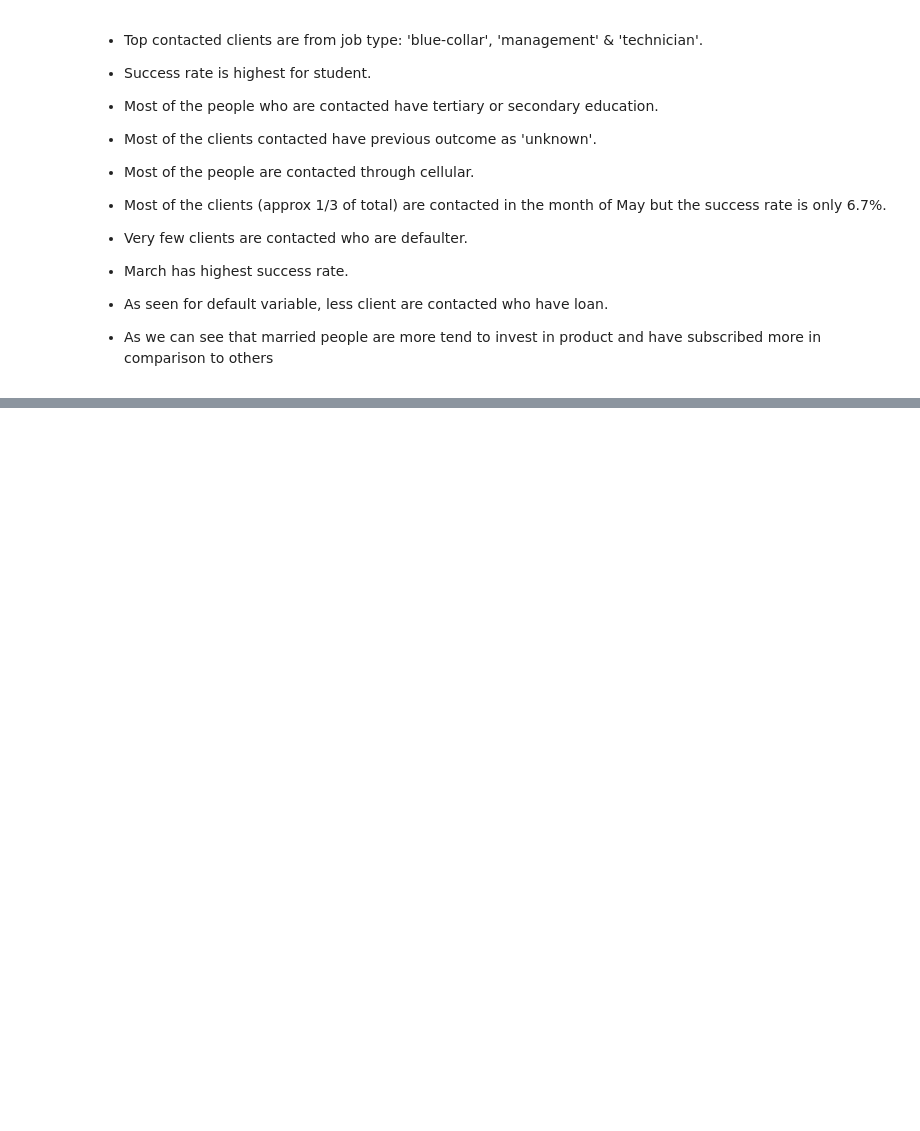
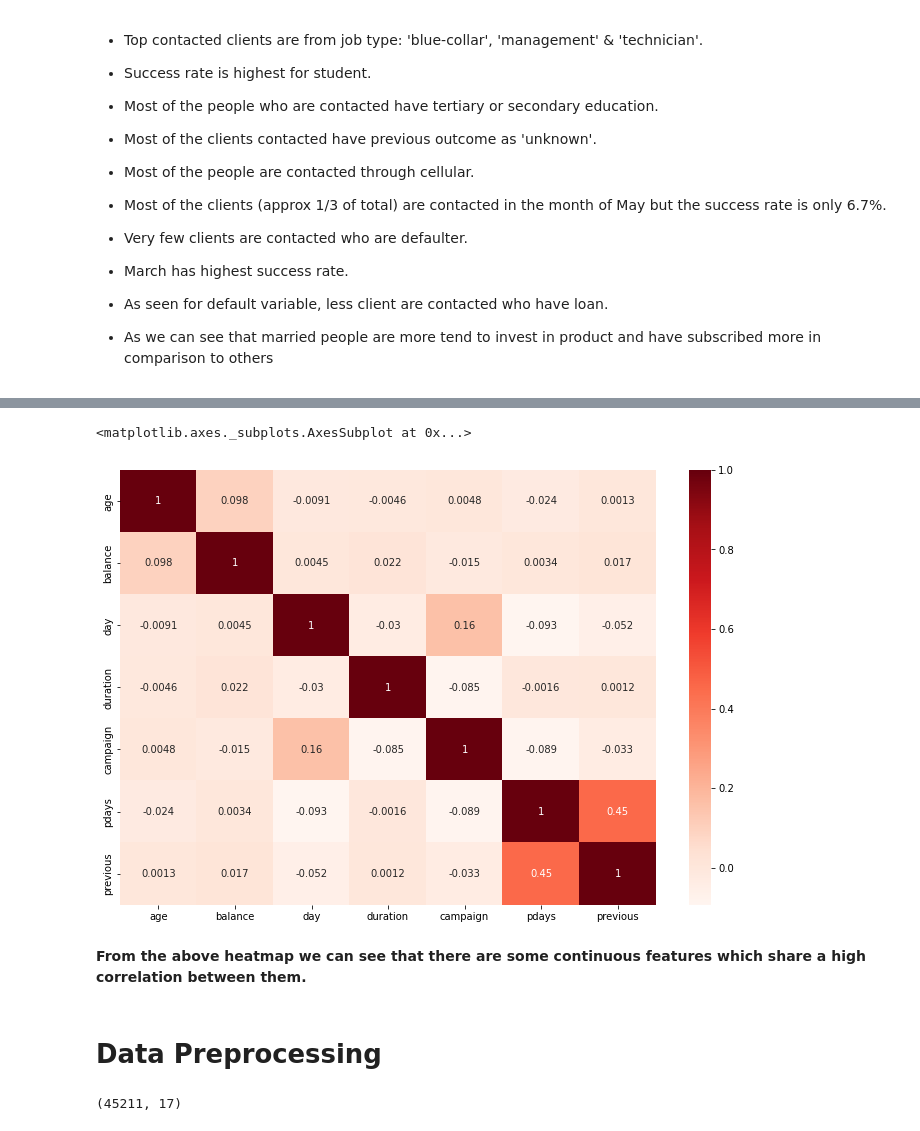
Before and after one commit to saqquib/Bank-Marketing-Effectiveness-Prediction, a Jupyter notebook: Bank_Marketing_Effectiveness_Prediction_Capstone_Project.ipynb, the cells around one changed output, grey strips where cells are left out. Cells and saved outputs as stored; diff of their text form; code cells hidden in the pictures; blank space fills up the shorter version.

```diff
--- a/Bank_Marketing_Effectiveness_Prediction_Capstone_Project.ipynb
+++ b/Bank_Marketing_Effectiveness_Prediction_Capstone_Project.ipynb
@@ -372,0 +434,14 @@ for col in categorical_feature:
+# %%
+plt.subplots(figsize=(12,8))
+sns.heatmap(df.corr(), annot=True, cmap =plt.cm.Reds)
+# %% [output]
+<matplotlib.axes._subplots.AxesSubplot at 0x...>
+[figure, added]
+# %% [markdown]
+ **From the above heatmap we can see that there are some continuous features which share a high correlation between them.**
+# %% [markdown]
+# **Data Preprocessing**
+# %%
+df.shape
+# %% [output]
+(45211, 17)
```
Also changed, not shown: parts of 33 cells of this notebook.
